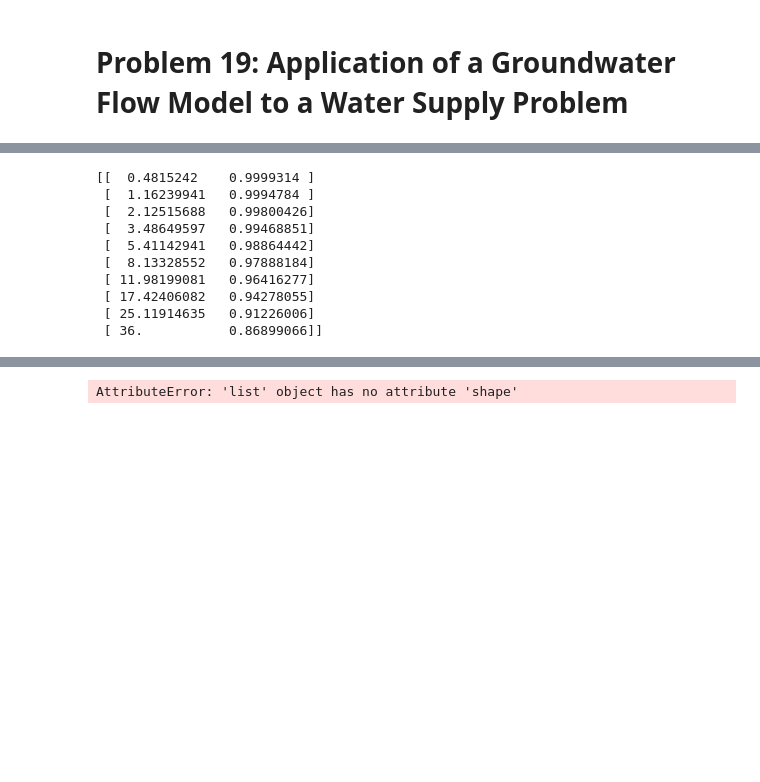
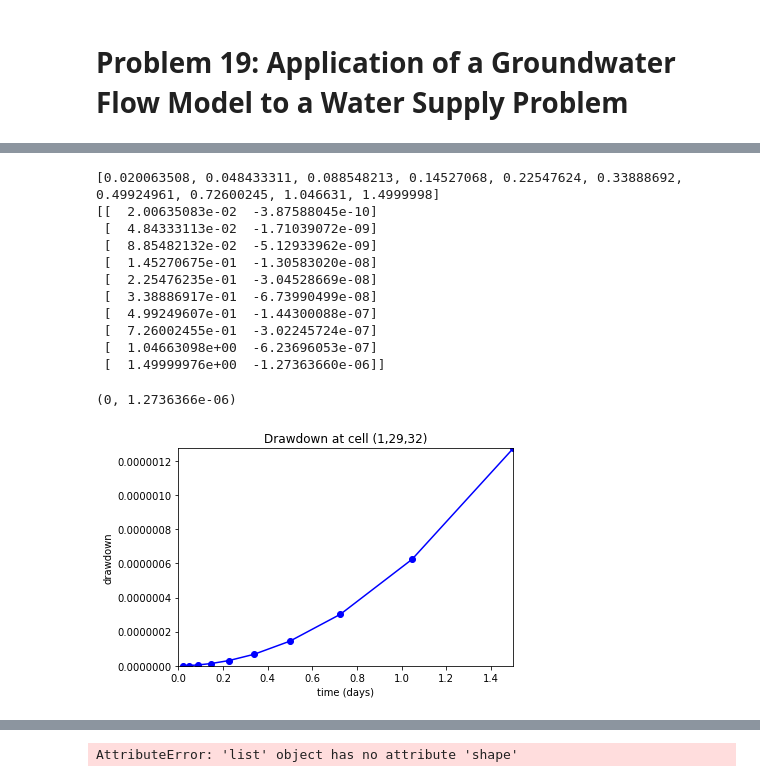
Before and after one commit to jordw22/modflow_epa, a Jupyter notebook: Notebooks/Problem 19 - Application of a Groundwater Flow Model to a Water Supply Problem.ipynb, the cells around one changed output, grey strips where cells are left out. Saved outputs shown, nothing was run; the diff lists cells and outputs as text; code cells hidden in the pictures; blank space fills up the shorter version.

Commit message:
created graphs for modeled and measured data

```diff
--- a/Notebooks/Problem 19 - Application of a Groundwater Flow Model to a Water Supply Problem.ipynb
+++ b/Notebooks/Problem 19 - Application of a Groundwater Flow Model to a Water Supply Problem.ipynb
@@ -102,20 +107,36 @@ import flopy.utils.binaryfile as bf
 # Create the headfile object
 fname = os.path.join(model_ws, 'p19.hds') #"os.path.join" joins together the modelname and the .hds file and stores it in fname
 headobj = bf.HeadFile(fname) #create headobj and put values from fname (aka 'p1_pa.hds') inside it
-#times = headobj.get_times() #assign the headobj values to the variable "times"
-#print(times) #prints the time at each stress period
+times = headobj.get_times() #assign the headobj values to the variable "times"
+print(times) #prints the time at each stress period
 
 #print hydraulic head (Table 14.2)
-ts = headobj.get_ts([[0, 28, 31]])
+idx = (0, 28, 31) #(nlay, nrow, ncol) *remember you have to subtract 1 from the original numbers for python - (1, 10, 12)*
+ts = headobj.get_ts([idx])
 print(ts)
 # %% [output]
-[[  0.4815242    0.9999314 ]
- [  1.16239941   0.9994784 ]
- [  2.12515688   0.99800426]
- [  3.48649597   0.99468851]
- [  5.41142941   0.98864442]
- [  8.13328552   0.97888184]
- [ 11.98199081   0.96416277]
- [ 17.42406082   0.94278055]
- [ 25.11914635   0.91226006]
- [ 36.           0.86899066]]
+[0.020063508, 0.048433311, 0.088548213, 0.14527068, 0.22547624, 0.33888692, 0.49924961, 0.72600245, 1.046631, 1.4999998]
+[[  2.00635083e-02  -3.87588045e-10]
+ [  4.84333113e-02  -1.71039072e-09]
+ [  8.85482132e-02  -5.12933962e-09]
+ [  1.45270675e-01  -1.30583020e-08]
+ [  2.25476235e-01  -3.04528669e-08]
+ [  3.38886917e-01  -6.73990499e-08]
+ [  4.99249607e-01  -1.44300088e-07]
+ [  7.26002455e-01  -3.02245724e-07]
+ [  1.04663098e+00  -6.23696053e-07]
+ [  1.49999976e+00  -1.27363660e-06]]
+# %%
+# Plot the drawdown versus time
+plt.subplot(1, 1, 1)
+ttl = 'Drawdown at cell ({0},{1},{2})'.format(idx[0] + 1, idx[1] + 1, idx[2] + 1) #we are adding 1 to each part of idx to that it prints out the real values and not the code values
+plt.title(ttl) #prints/plots title
+plt.xlabel('time (days)') #labels the x-axis
+plt.ylabel('drawdown') #labels the y-axis
+#here we do "0-ts..." in order to show the drawdown of
+plt.plot(ts[:, 0], 0-ts[:, 1], 'bo-') #(x, y, color/type of line)
+plt.xlim(0, ts[:, 0].max())
+plt.ylim(0, (0-ts[:, 1]).max())
+# %% [output]
+(0, 1.2736366e-06)
+[figure, added]
```
Also changed, not shown: parts of 17 cells of this notebook.
